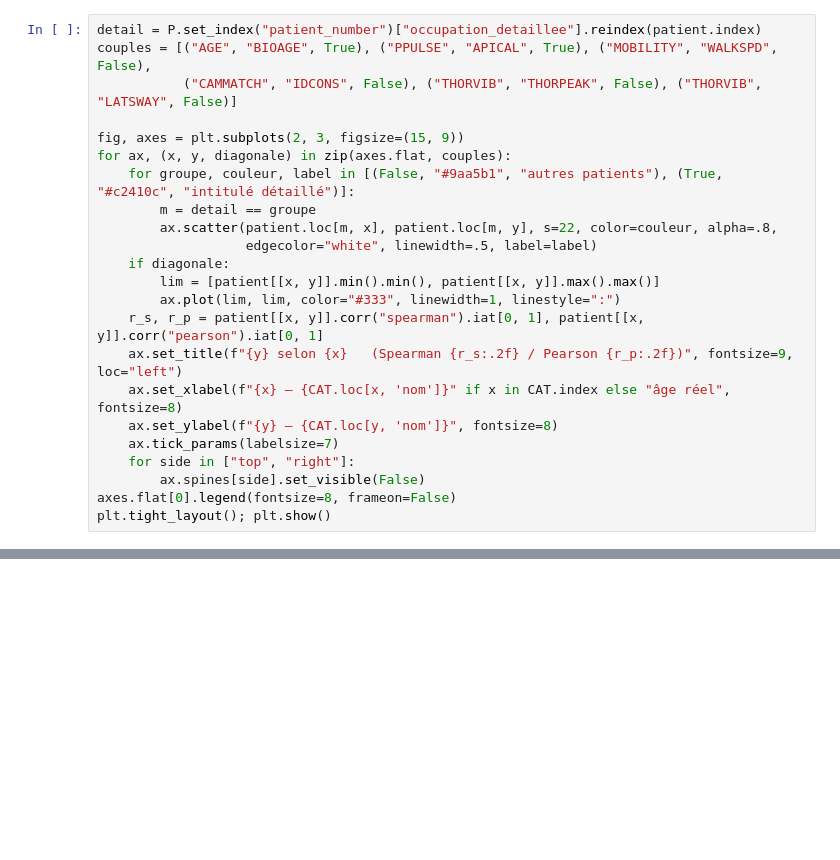
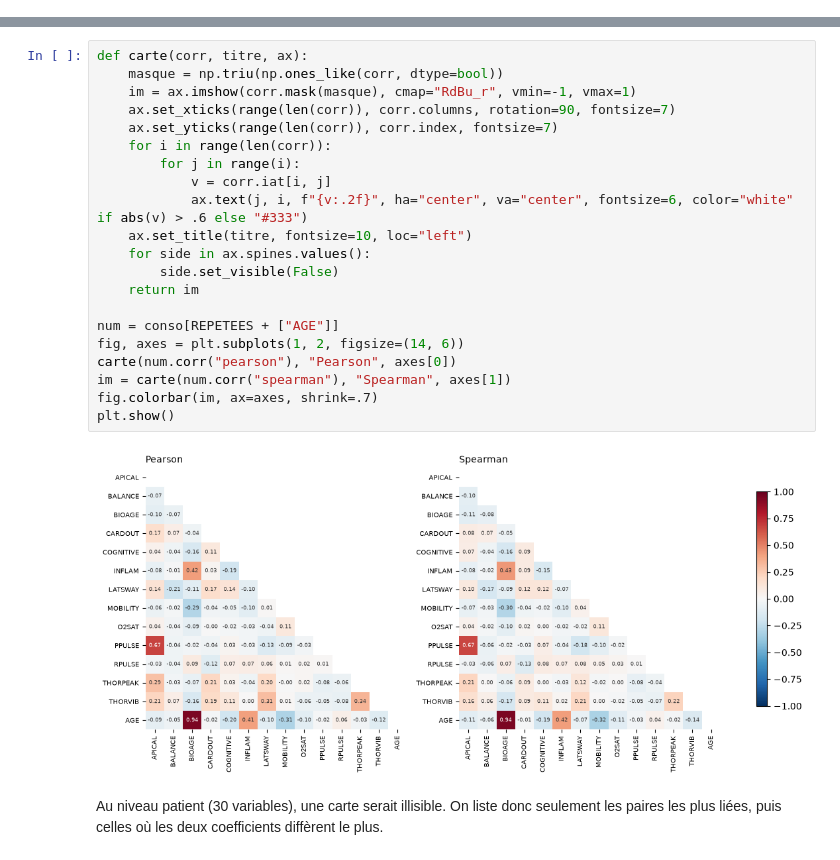
Before and after one commit to YasminaABBAS/20262027-UE-DataMining-Groupe10, a Jupyter notebook: 02_analyse_health.ipynb, the cells around one changed output, grey strips where cells are left out. Cells and saved outputs as stored; diff of their text form; blank space fills up the shorter version.

```diff
--- a/02_analyse_health.ipynb
+++ b/02_analyse_health.ipynb
@@ -291,23 +0,0 @@ On trace les 6 paires les plus parlantes, au niveau patient. En orange, les 53 p
-# %%
-detail = P.set_index("patient_number")["occupation_detaillee"].reindex(patient.index)
-couples = [("AGE", "BIOAGE", True), ("PPULSE", "APICAL", True), ("MOBILITY", "WALKSPD", False),
-           ("CAMMATCH", "IDCONS", False), ("THORVIB", "THORPEAK", False), ("THORVIB", "LATSWAY", False)]
-
-fig, axes = plt.subplots(2, 3, figsize=(15, 9))
-for ax, (x, y, diagonale) in zip(axes.flat, couples):
-    for groupe, couleur, label in [(False, "#9aa5b1", "autres patients"), (True, "#c2410c", "intitulé détaillé")]:
-        m = detail == groupe
-        ax.scatter(patient.loc[m, x], patient.loc[m, y], s=22, color=couleur, alpha=.8,
-                   edgecolor="white", linewidth=.5, label=label)
-    if diagonale:
-        lim = [patient[[x, y]].min().min(), patient[[x, y]].max().max()]
-        ax.plot(lim, lim, color="#333", linewidth=1, linestyle=":")
-    r_s, r_p = patient[[x, y]].corr("spearman").iat[0, 1], patient[[x, y]].corr("pearson").iat[0, 1]
-    ax.set_title(f"{y} selon {x}   (Spearman {r_s:.2f} / Pearson {r_p:.2f})", fontsize=9, loc="left")
-    ax.set_xlabel(f"{x} – {CAT.loc[x, 'nom']}" if x in CAT.index else "âge réel", fontsize=8)
-    ax.set_ylabel(f"{y} – {CAT.loc[y, 'nom']}", fontsize=8)
-    ax.tick_params(labelsize=7)
-    for side in ["top", "right"]:
-        ax.spines[side].set_visible(False)
-axes.flat[0].legend(fontsize=8, frameon=False)
-plt.tight_layout(); plt.show()
@@ -373,0 +129,25 @@ Les 8 plus grands écarts entre pouls au cœur et au poignet :
+# %%
+def carte(corr, titre, ax):
+    masque = np.triu(np.ones_like(corr, dtype=bool))
+    im = ax.imshow(corr.mask(masque), cmap="RdBu_r", vmin=-1, vmax=1)
+    ax.set_xticks(range(len(corr)), corr.columns, rotation=90, fontsize=7)
+    ax.set_yticks(range(len(corr)), corr.index, fontsize=7)
+    for i in range(len(corr)):
+        for j in range(i):
+            v = corr.iat[i, j]
+            ax.text(j, i, f"{v:.2f}", ha="center", va="center", fontsize=6, color="white" if abs(v) > .6 else "#333")
+    ax.set_title(titre, fontsize=10, loc="left")
+    for side in ax.spines.values():
+        side.set_visible(False)
+    return im
+
+num = conso[REPETEES + ["AGE"]]
+fig, axes = plt.subplots(1, 2, figsize=(14, 6))
+carte(num.corr("pearson"), "Pearson", axes[0])
+im = carte(num.corr("spearman"), "Spearman", axes[1])
+fig.colorbar(im, ax=axes, shrink=.7)
+plt.show()
+# %% [output]
+[figure, added]
+# %% [markdown]
+Au niveau patient (30 variables), une carte serait illisible. On liste donc seulement les paires les plus liées, puis celles où les deux coefficients diffèrent le plus.
```
Also changed, not shown: parts of 103 cells of this notebook, 3 other files.
